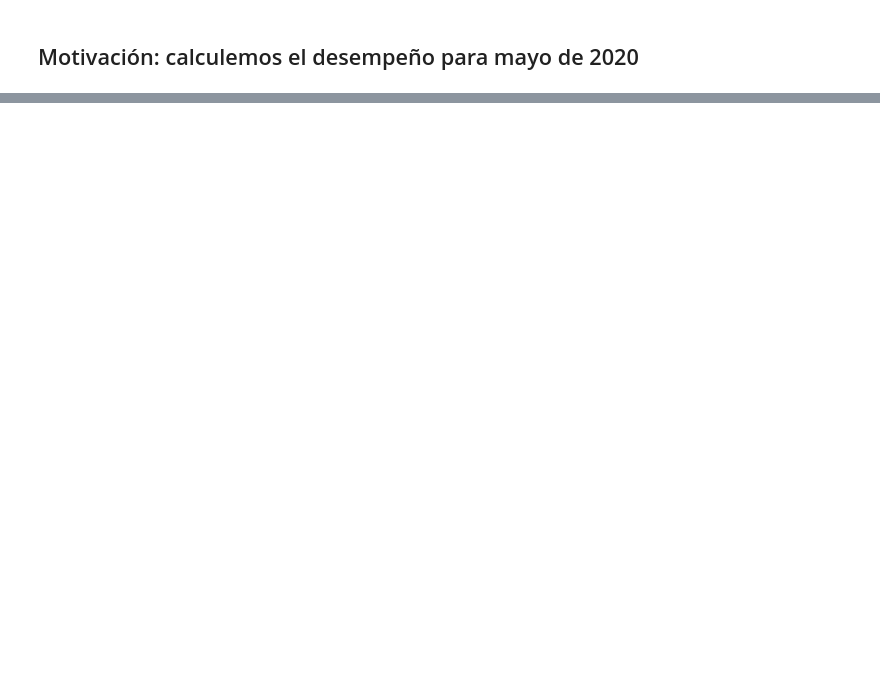
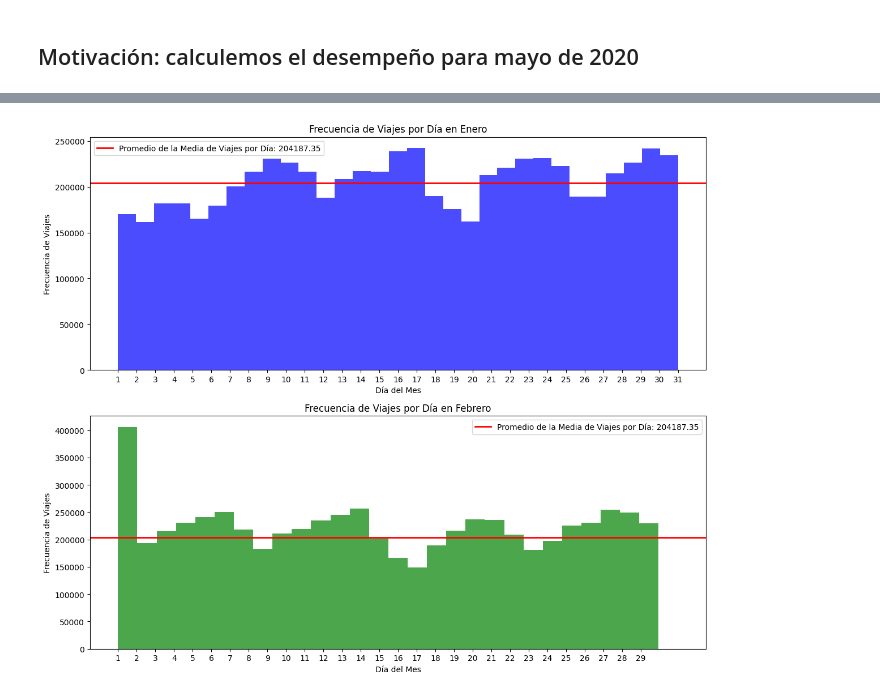
Before and after one commit to Heimdallgg/tarea1_DP, a Jupyter notebook: 1.0_AHV_taxi_model.ipynb, the cells around one changed output, grey strips where cells are left out. Saved outputs shown, nothing was run; the diff lists cells and outputs as text; code cells hidden in the pictures; blank space fills up the shorter version.

```diff
--- a/1.0_AHV_taxi_model.ipynb
+++ b/1.0_AHV_taxi_model.ipynb
@@ -264,0 +403,45 @@ F1: 0.5154740311166747
+# %%
+import matplotlib.pyplot as plt
+import pandas as pd
+
+# Suponiendo que taxi_train_enero y taxi_test son tus DataFrames para enero y febrero
+
+# Extraer el día del mes de la fecha de bajada
+taxi_train_enero['day_of_month'] = taxi_train_enero['tpep_dropoff_datetime'].dt.day
+taxi_test['day_of_month'] = taxi_test['tpep_dropoff_datetime'].dt.day
+
+# Calcular las frecuencias diarias para cada mes
+daily_freq_enero = taxi_train_enero['day_of_month'].value_counts().sort_index()
+mean_freq_enero = daily_freq_enero.mean()
+
+daily_freq_febrero = taxi_test['day_of_month'].value_counts().sort_index()
+mean_freq_febrero = daily_freq_febrero.mean()
+
+# Calcular el promedio de las medias mensuales
+average_of_means = (mean_freq_enero + mean_freq_febrero) / 2
+
+# Crear la figura y los ejes para los histogramas
+fig, ax = plt.subplots(2, 1, figsize=(12, 10))  # 2 filas, 1 columna
+
+# Histograma para enero
+ax[0].hist(taxi_train_enero['day_of_month'], bins=31, alpha=0.7, color='blue')
+ax[0].axhline(average_of_means, color='red', linewidth=2, label=f'Promedio de la Media de Viajes por Día: {average_of_means:.2f}')
+ax[0].set_title('Frecuencia de Viajes por Día en Enero')
+ax[0].set_xlabel('Día del Mes')
+ax[0].set_ylabel('Frecuencia de Viajes')
+ax[0].set_xticks(range(1, 32))
+ax[0].legend()
+
+# Histograma para febrero
+ax[1].hist(taxi_test['day_of_month'], bins=29, alpha=0.7, color='green')
+ax[1].axhline(average_of_means, color='red', linewidth=2, label=f'Promedio de la Media de Viajes por Día: {average_of_means:.2f}')
+ax[1].set_title('Frecuencia de Viajes por Día en Febrero')
+ax[1].set_xlabel('Día del Mes')
+ax[1].set_ylabel('Frecuencia de Viajes')
+ax[1].set_xticks(range(1, 30))
+ax[1].legend()
+
+plt.tight_layout()
+plt.show()
+# %% [output]
+[figure, added]
```
Also changed, not shown: parts of 25 cells of this notebook.
